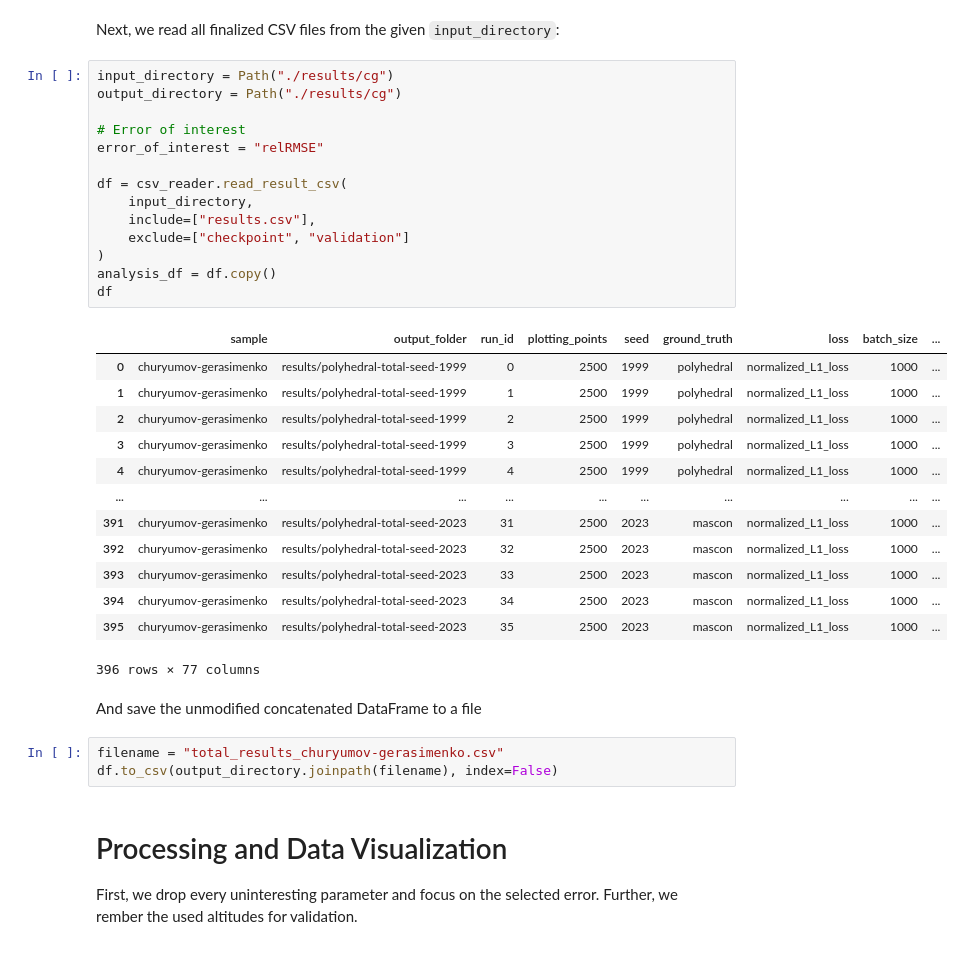
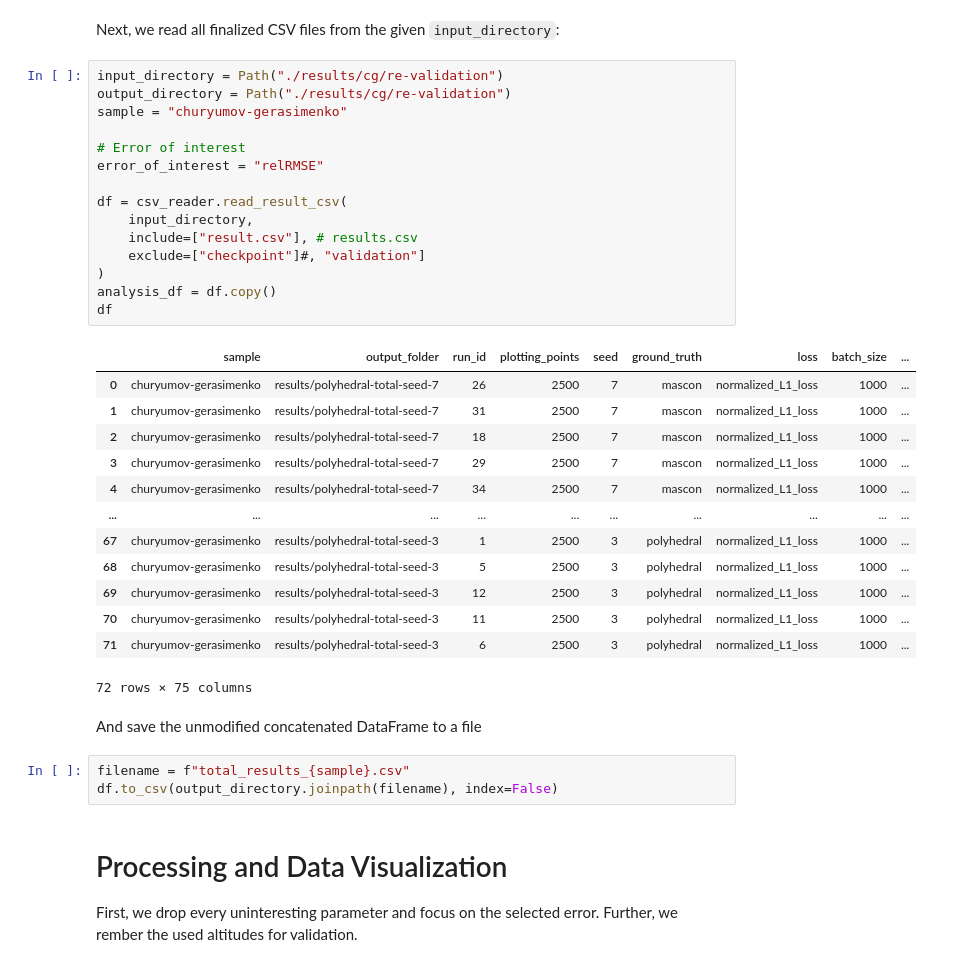
Before and after one commit to gomezzz/geodesyNets, a Jupyter notebook: P3 - Analysis CG.ipynb, the cells around one changed output. Drawn from its saved outputs; the diff is of its cells as text.

```diff
--- a/P3 - Analysis CG.ipynb
+++ b/P3 - Analysis CG.ipynb
@@ -23,37 +23,38 @@ warnings.filterwarnings('ignore')
 # %% [markdown]
 Next, we read all finalized CSV files from the given `input_directory`:
 # %%
-input_directory = Path("./results/cg")
-output_directory = Path("./results/cg")
+input_directory = Path("./results/cg/re-validation")
+output_directory = Path("./results/cg/re-validation")
+sample = "churyumov-gerasimenko"
 
 # Error of interest
 error_of_interest = "relRMSE"
 
 df = csv_reader.read_result_csv(
     input_directory,
-    include=["results.csv"],
-    exclude=["checkpoint", "validation"]
+    include=["result.csv"], # results.csv
+    exclude=["checkpoint"]#, "validation"]
 )
 analysis_df = df.copy()
 df
 # %% [output]
 |  | sample | output_folder | run_id | plotting_points | seed | ground_truth | loss | batch_size | ... |
-| 0 | churyumov-gerasimenko | results/polyhedral-total-seed-1999 | 0 | 2500 | 1999 | polyhedral | normalized_L1_loss | 1000 | ... |
-| 1 | churyumov-gerasimenko | results/polyhedral-total-seed-1999 | 1 | 2500 | 1999 | polyhedral | normalized_L1_loss | 1000 | ... |
-| 2 | churyumov-gerasimenko | results/polyhedral-total-seed-1999 | 2 | 2500 | 1999 | polyhedral | normalized_L1_loss | 1000 | ... |
-| 3 | churyumov-gerasimenko | results/polyhedral-total-seed-1999 | 3 | 2500 | 1999 | polyhedral | normalized_L1_loss | 1000 | ... |
-| 4 | churyumov-gerasimenko | results/polyhedral-total-seed-1999 | 4 | 2500 | 1999 | polyhedral | normalized_L1_loss | 1000 | ... |
+| 0 | churyumov-gerasimenko | results/polyhedral-total-seed-7 | 26 | 2500 | 7 | mascon | normalized_L1_loss | 1000 | ... |
+| 1 | churyumov-gerasimenko | results/polyhedral-total-seed-7 | 31 | 2500 | 7 | mascon | normalized_L1_loss | 1000 | ... |
+| 2 | churyumov-gerasimenko | results/polyhedral-total-seed-7 | 18 | 2500 | 7 | mascon | normalized_L1_loss | 1000 | ... |
+| 3 | churyumov-gerasimenko | results/polyhedral-total-seed-7 | 29 | 2500 | 7 | mascon | normalized_L1_loss | 1000 | ... |
+| 4 | churyumov-gerasimenko | results/polyhedral-total-seed-7 | 34 | 2500 | 7 | mascon | normalized_L1_loss | 1000 | ... |
 | ... | ... | ... | ... | ... | ... | ... | ... | ... | ... |
-| 391 | churyumov-gerasimenko | results/polyhedral-total-seed-2023 | 31 | 2500 | 2023 | mascon | normalized_L1_loss | 1000 | ... |
-| 392 | churyumov-gerasimenko | results/polyhedral-total-seed-2023 | 32 | 2500 | 2023 | mascon | normalized_L1_loss | 1000 | ... |
-| 393 | churyumov-gerasimenko | results/polyhedral-total-seed-2023 | 33 | 2500 | 2023 | mascon | normalized_L1_loss | 1000 | ... |
-| 394 | churyumov-gerasimenko | results/polyhedral-total-seed-2023 | 34 | 2500 | 2023 | mascon | normalized_L1_loss | 1000 | ... |
-| 395 | churyumov-gerasimenko | results/polyhedral-total-seed-2023 | 35 | 2500 | 2023 | mascon | normalized_L1_loss | 1000 | ... |
+| 67 | churyumov-gerasimenko | results/polyhedral-total-seed-3 | 1 | 2500 | 3 | polyhedral | normalized_L1_loss | 1000 | ... |
+| 68 | churyumov-gerasimenko | results/polyhedral-total-seed-3 | 5 | 2500 | 3 | polyhedral | normalized_L1_loss | 1000 | ... |
+| 69 | churyumov-gerasimenko | results/polyhedral-total-seed-3 | 12 | 2500 | 3 | polyhedral | normalized_L1_loss | 1000 | ... |
+| 70 | churyumov-gerasimenko | results/polyhedral-total-seed-3 | 11 | 2500 | 3 | polyhedral | normalized_L1_loss | 1000 | ... |
+| 71 | churyumov-gerasimenko | results/polyhedral-total-seed-3 | 6 | 2500 | 3 | polyhedral | normalized_L1_loss | 1000 | ... |
-396 rows × 77 columns
+72 rows × 75 columns
 # %% [markdown]
 And save the unmodified concatenated DataFrame to a file
 # %%
-filename = "total_results_churyumov-gerasimenko.csv"
+filename = f"total_results_{sample}.csv"
 df.to_csv(output_directory.joinpath(filename), index=False)
 # %% [markdown]
 # Processing and Data Visualization
```
Also changed, not shown: parts of 8 cells of this notebook, 2 other files.
